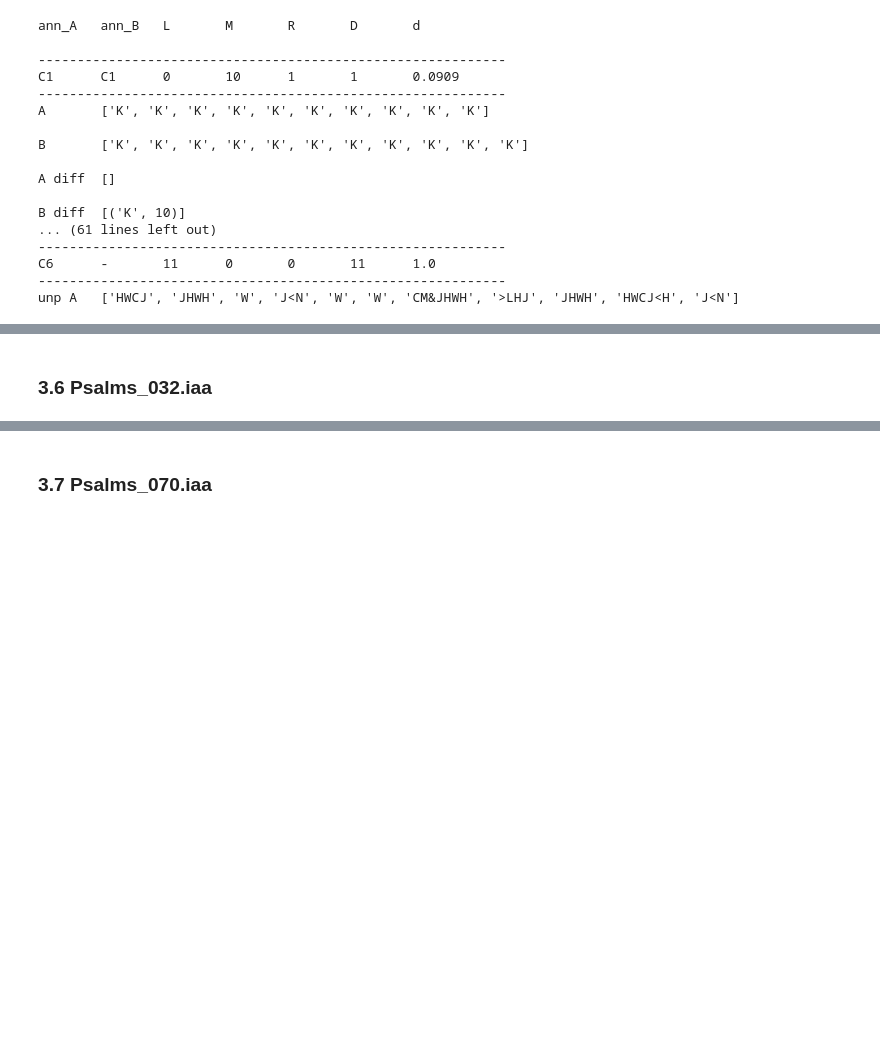
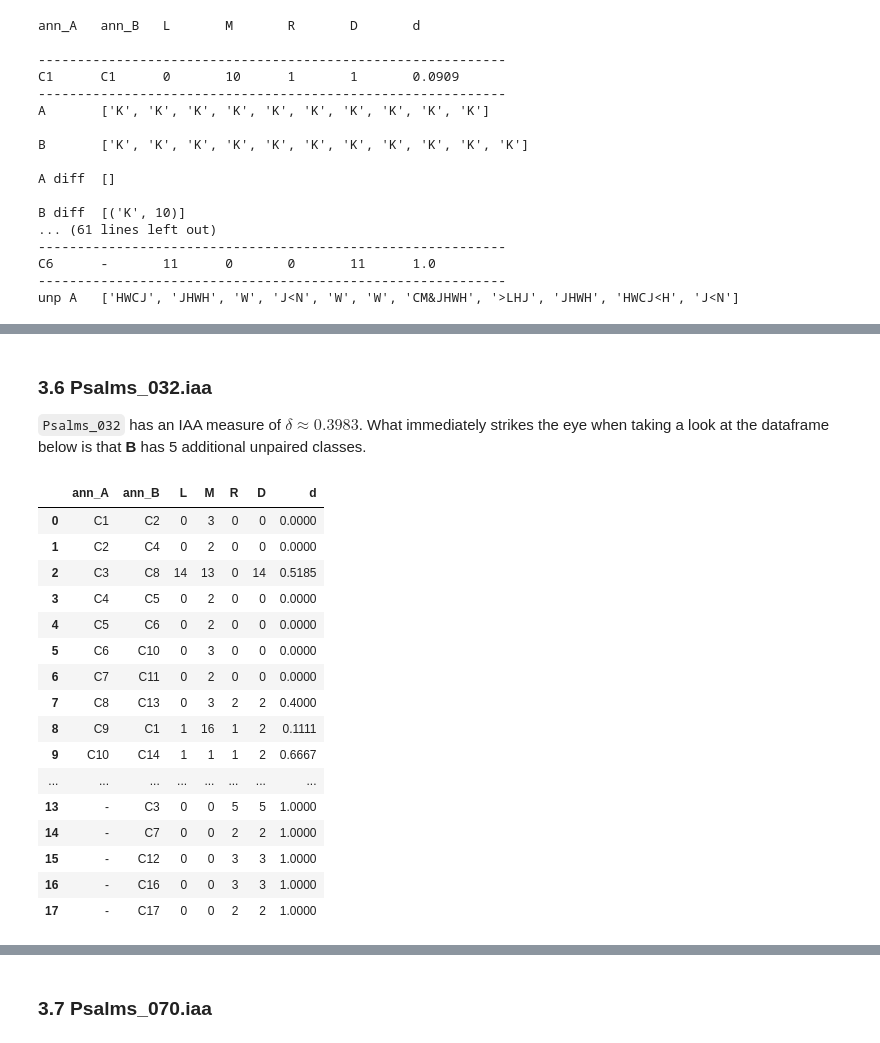
Before and after one commit to cmerwich/participant-analysis, a Jupyter notebook: iaa/iaa-analysis.ipynb, the cells around one changed output, grey strips where cells are left out. Cells and saved outputs as stored; diff of their text form; code cells hidden in the pictures; blank space fills up the shorter version.

```diff
--- a/iaa/iaa-analysis.ipynb
+++ b/iaa/iaa-analysis.ipynb
@@ -694,2 +680,29 @@ The lower IAA measure is a result of 2 *Referents* errors and 9 *Annotator Error
-# %% [markdown]
-### 3.6 Psalms_032.iaa
+# %% [markdown]
+### 3.6 Psalms_032.iaa
+
+`Psalms_032` has an IAA measure of $\delta \approx 0.3983$. What immediately strikes the eye when taking a look at the dataframe below is that **B** has 5 additional unpaired classes.
+# %%
+ps032_df = pd.read_table('iaa-files/Psalms_032.iaa',
+                           delim_whitespace=True,
+                           names=column_names,
+                           dtype=data_types
+                          )
+ps032_df
+# %% [output]
+|  | ann_A | ann_B | L | M | R | D | d |
+| 0 | C1 | C2 | 0 | 3 | 0 | 0 | 0.0000 |
+| 1 | C2 | C4 | 0 | 2 | 0 | 0 | 0.0000 |
+| 2 | C3 | C8 | 14 | 13 | 0 | 14 | 0.5185 |
+| 3 | C4 | C5 | 0 | 2 | 0 | 0 | 0.0000 |
+| 4 | C5 | C6 | 0 | 2 | 0 | 0 | 0.0000 |
+| 5 | C6 | C10 | 0 | 3 | 0 | 0 | 0.0000 |
+| 6 | C7 | C11 | 0 | 2 | 0 | 0 | 0.0000 |
+| 7 | C8 | C13 | 0 | 3 | 2 | 2 | 0.4000 |
+| 8 | C9 | C1 | 1 | 16 | 1 | 2 | 0.1111 |
+| 9 | C10 | C14 | 1 | 1 | 1 | 2 | 0.6667 |
+| ... | ... | ... | ... | ... | ... | ... | ... |
+| 13 | - | C3 | 0 | 0 | 5 | 5 | 1.0000 |
+| 14 | - | C7 | 0 | 0 | 2 | 2 | 1.0000 |
+| 15 | - | C12 | 0 | 0 | 3 | 3 | 1.0000 |
+| 16 | - | C16 | 0 | 0 | 3 | 3 | 1.0000 |
+| 17 | - | C17 | 0 | 0 | 2 | 2 | 1.0000 |
```
Also changed, not shown: parts of 10 cells of this notebook, 3 other files.
